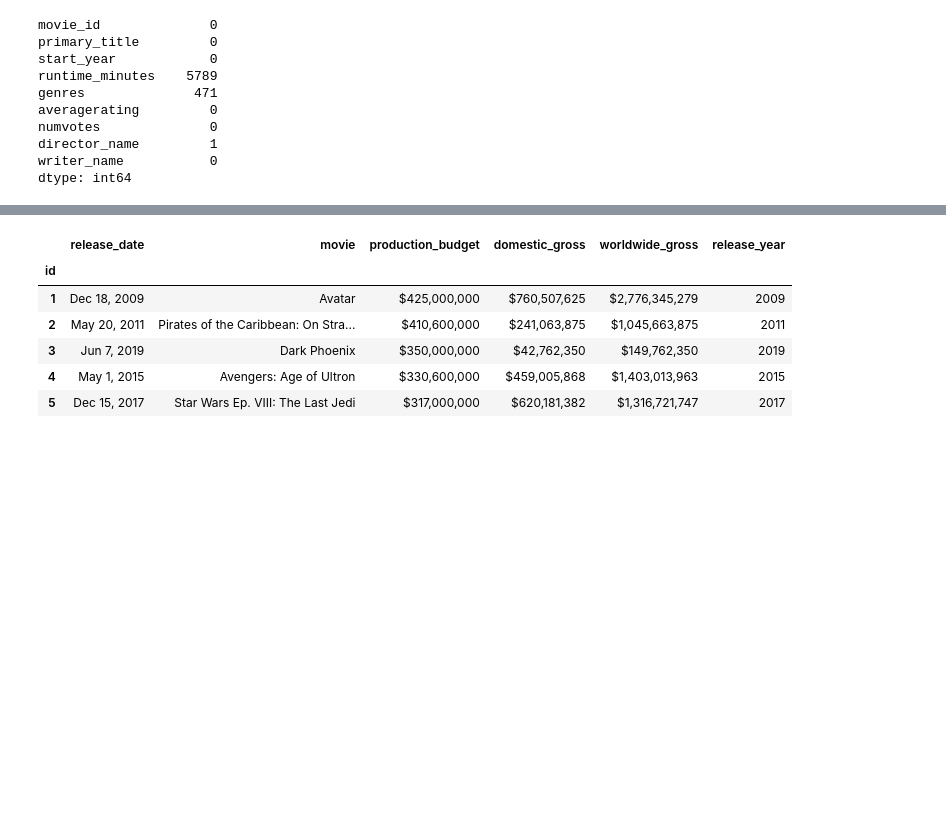
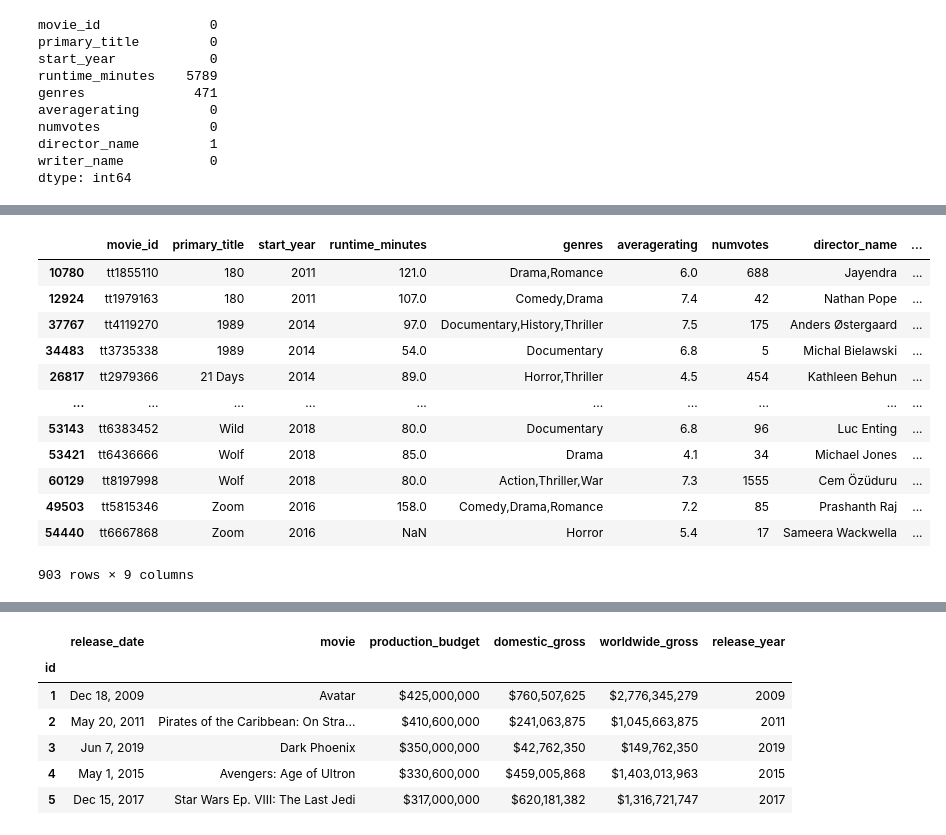
Before and after one commit to ThomasHChapman/p1_project, a Jupyter notebook: tom-working.ipynb, the cells around one changed output, grey strips where cells are left out. Saved outputs shown, nothing was run; the diff lists cells and outputs as text; code cells hidden in the pictures; blank space fills up the shorter version.

```diff
--- a/tom-working.ipynb
+++ b/tom-working.ipynb
@@ -228,0 +203,3 @@ df[df['primary_title'] == 'The Overnight']
+# %%
+df_dup = df.loc[df[['primary_title', 'start_year']].duplicated(keep=False) == True]
+df_dup.head()
@@ -228,0 +213,16 @@ df[df['primary_title'] == 'The Overnight']
+# %%
+df_dup.sort_values(by='primary_title')
+# %% [output]
+|  | movie_id | primary_title | start_year | runtime_minutes | genres | averagerating | numvotes | director_name | ... |
+| 10780 | tt1855110 | 180 | 2011 | 121.0 | Drama,Romance | 6.0 | 688 | Jayendra | ... |
+| 12924 | tt1979163 | 180 | 2011 | 107.0 | Comedy,Drama | 7.4 | 42 | Nathan Pope | ... |
+| 37767 | tt4119270 | 1989 | 2014 | 97.0 | Documentary,History,Thriller | 7.5 | 175 | Anders Østergaard | ... |
+| 34483 | tt3735338 | 1989 | 2014 | 54.0 | Documentary | 6.8 | 5 | Michal Bielawski | ... |
+| 26817 | tt2979366 | 21 Days | 2014 | 89.0 | Horror,Thriller | 4.5 | 454 | Kathleen Behun | ... |
+| ... | ... | ... | ... | ... | ... | ... | ... | ... | ... |
+| 53143 | tt6383452 | Wild | 2018 | 80.0 | Documentary | 6.8 | 96 | Luc Enting | ... |
+| 53421 | tt6436666 | Wolf | 2018 | 85.0 | Drama | 4.1 | 34 | Michael Jones | ... |
+| 60129 | tt8197998 | Wolf | 2018 | 80.0 | Action,Thriller,War | 7.3 | 1555 | Cem Özüduru | ... |
+| 49503 | tt5815346 | Zoom | 2016 | 158.0 | Comedy,Drama,Romance | 7.2 | 85 | Prashanth Raj | ... |
+| 54440 | tt6667868 | Zoom | 2016 | NaN | Horror | 5.4 | 17 | Sameera Wackwella | ... |
+903 rows × 9 columns
```
Also changed, not shown: parts of 39 cells of this notebook.
